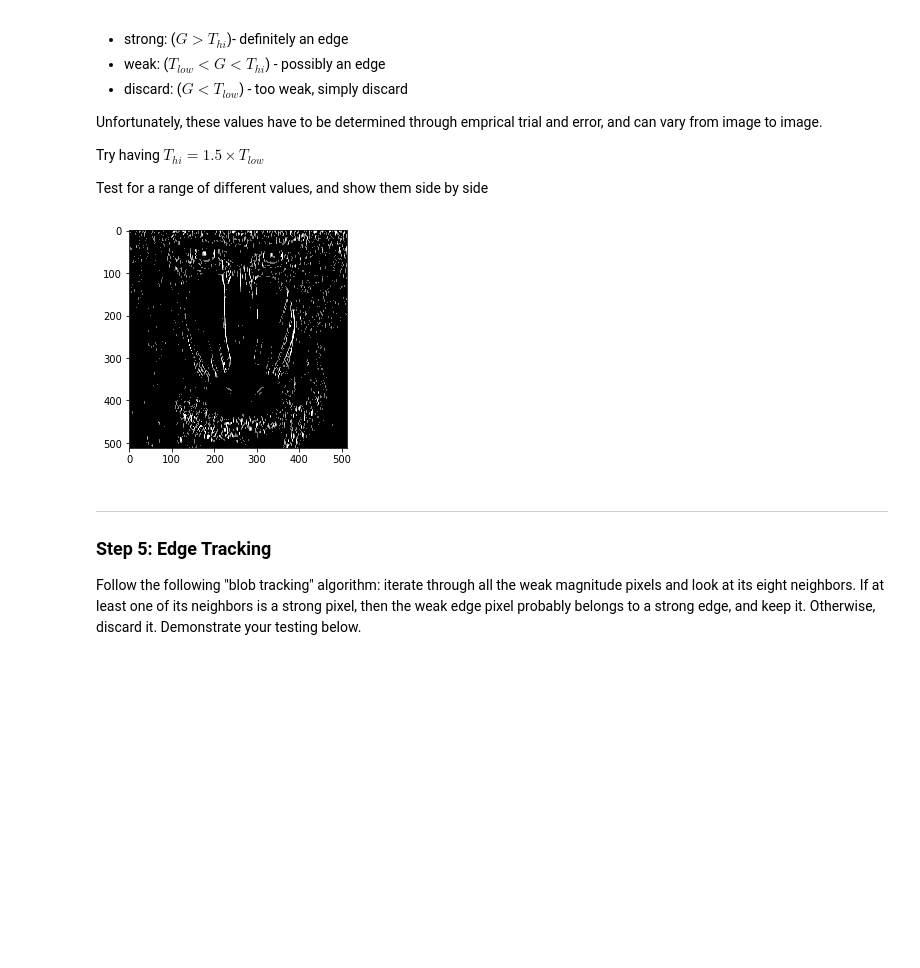
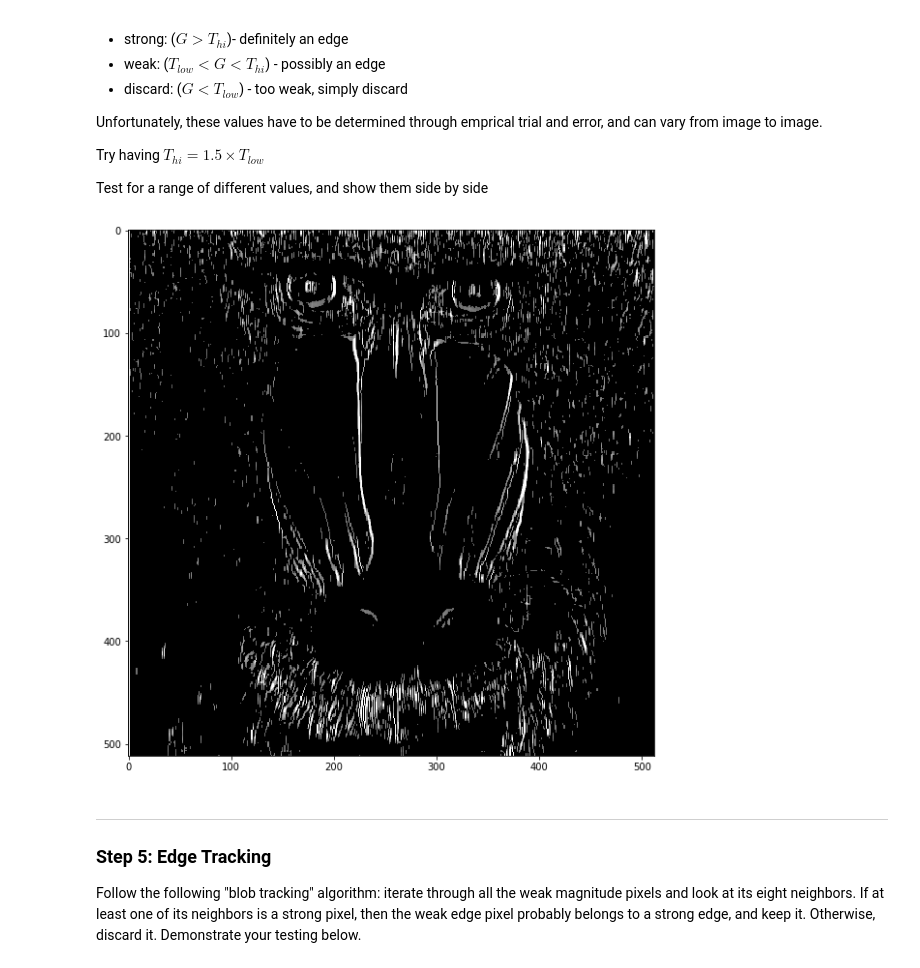
Before and after one commit to chododom/Computer-Vision, a Jupyter notebook: project3/Project3B.ipynb, the cells around one changed output. Drawn from its saved outputs; the diff is of its cells as text; code cells hidden in the pictures; blank space fills up the shorter version.

```diff
--- a/project3/Project3B.ipynb
+++ b/project3/Project3B.ipynb
@@ -96,12 +97,13 @@ Try having $T_{hi} = 1.5 \times T_{low}$
 
 Test for a range of different values, and show them side by side
 # %%
-t_h = 200
+t_h = 150
 t_l = 100
 threshold_magnitudes = np.vectorize(magnitude_threshold)(n_m_sup, t_h, t_l)
+plt.figure(figsize=(10, 10));
 plt.imshow(threshold_magnitudes,cmap='gray', vmin=0, vmax=255);plt.show()
 # %% [output]
-[figure, old version]
+[figure, new version]
 # %% [markdown]
 ---
 
```
Also changed, not shown: parts of 3 cells of this notebook, 1 other file.
